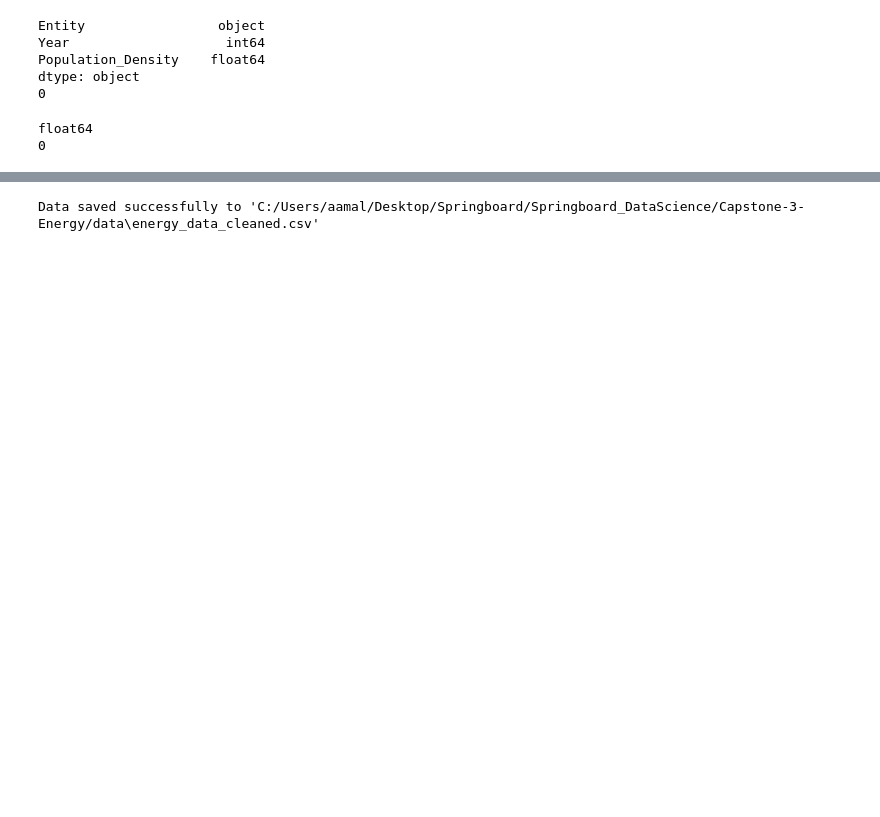
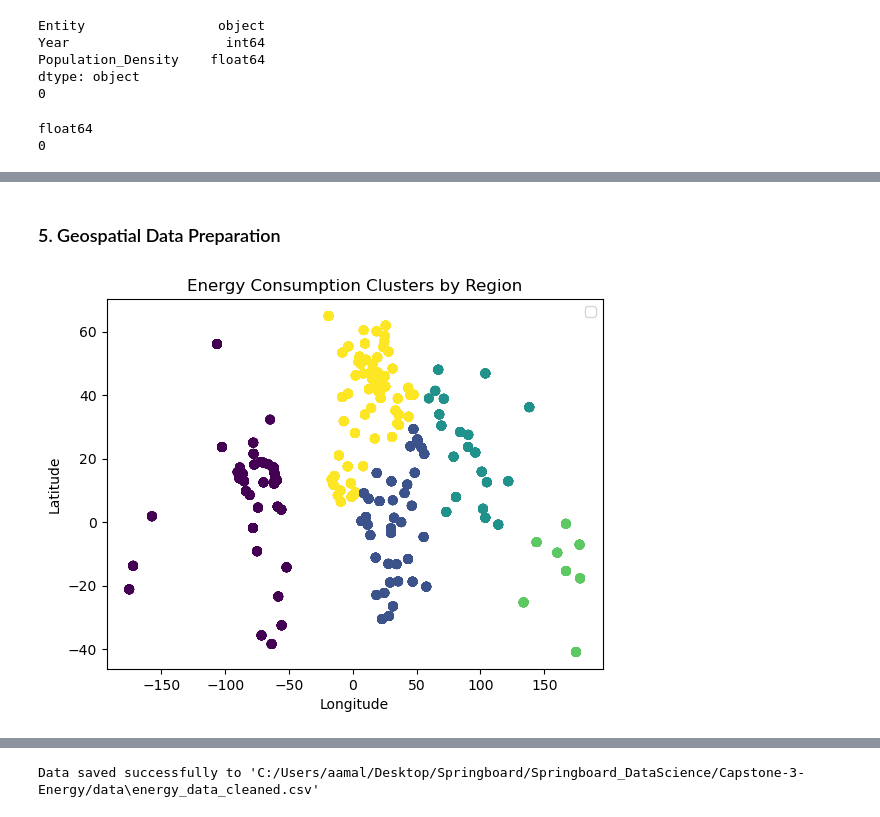
Before and after one commit to audreymalloy/Springboard_DataScience, a Jupyter notebook: Capstone-3-Energy/Data_Wrangling/energy_data_wrangling.ipynb, the cells around one changed output, grey strips where cells are left out. Saved outputs shown, nothing was run; the diff lists cells and outputs as text; code cells hidden in the pictures; blank space fills up the shorter version.

Commit message:
Data Wrangling

```diff
--- a/Capstone-3-Energy/Data_Wrangling/energy_data_wrangling.ipynb
+++ b/Capstone-3-Energy/Data_Wrangling/energy_data_wrangling.ipynb
@@ -300,0 +686,2 @@ Index(['Entity', 'Year', 'Electricity_Access', 'Clean_Cooking_Fuels',
+# %% [markdown]
+### 5. Geospatial Data Preparation
@@ -300,0 +699,12 @@ Index(['Entity', 'Year', 'Electricity_Access', 'Clean_Cooking_Fuels',
+# %%
+###FOR EDA !!!
+import matplotlib.pyplot as plt
+
+plt.scatter(df['Longitude'], df['Latitude'], c=df['Energy_Cluster'], cmap='viridis')
+plt.xlabel("Longitude")
+plt.ylabel("Latitude")
+plt.legend()
+plt.title("Energy Consumption Clusters by Region")
+plt.show()
+# %% [output]
+[figure, added]
```
Also changed, not shown: parts of 66 cells of this notebook.
